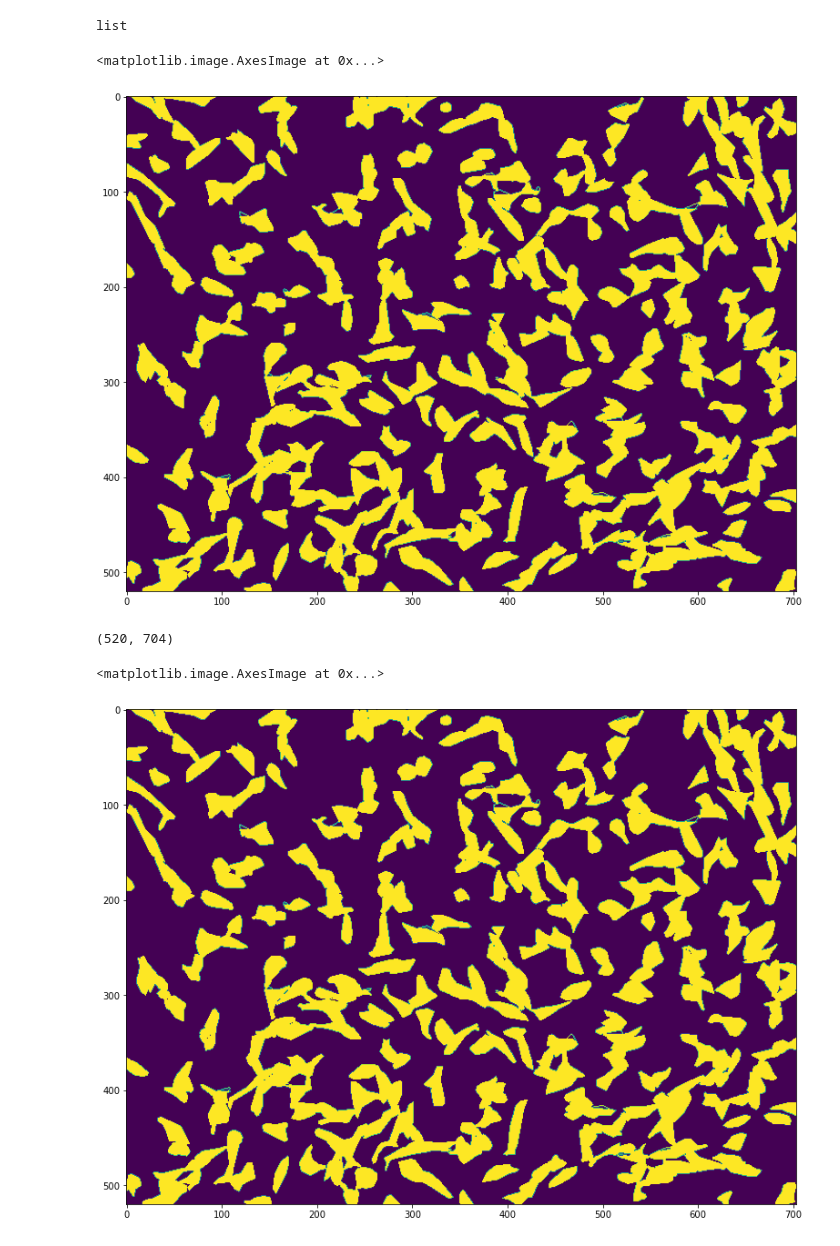
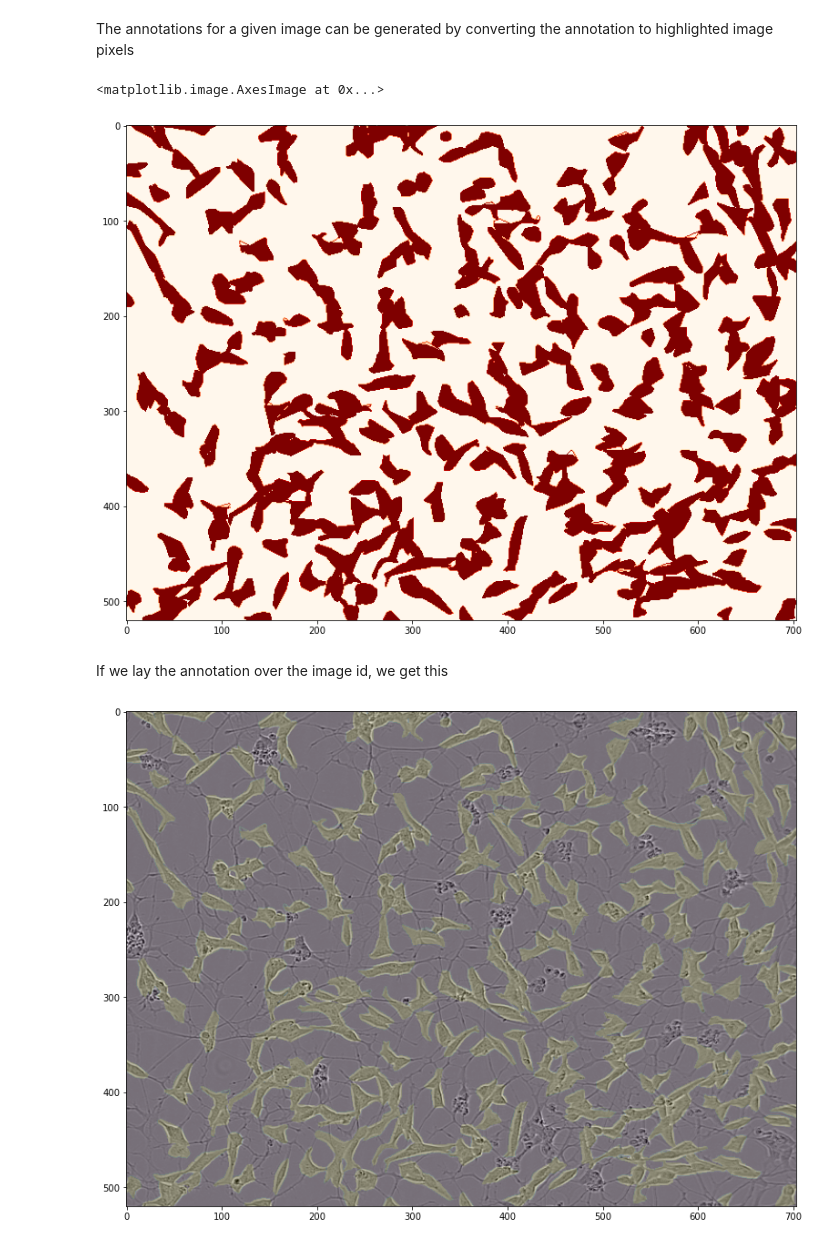
Before and after one commit to emily-bradley/cell-instance-segmentation, a Jupyter notebook: Data Exploration and Visualization.ipynb, the cells around one changed output. Cells and saved outputs as stored; diff of their text form; code cells hidden in the pictures.

```diff
--- a/Data Exploration and Visualization.ipynb
+++ b/Data Exploration and Visualization.ipynb
@@ -12,7 +23,6 @@ def to_runs(annotation):
     encoded_ints = [int(s) for s in encoding.split(" ")]
     starts = encoded_ints[::2]
     runs = encoded_ints[1::2]
-
     return starts, runs
 
 
@@ -26,13 +36,13 @@ def to_coord(index, height):
     row = index % height
     col = index // height
 
-    return row, col
+    return col,row
 
 
 def to_img(annotation, width, height):
     starts, runs = to_runs(annotation)
     # img = np.full((height, width), np.nan)
-    img = np.zeros((height, width))
+    img = np.zeros((width, height))
 
     for start, run in zip(starts, runs):
         coords = [to_coord(i - 1, height) for i in range(start, start + run)]
@@ -77,10 +92,8 @@ imgplot = plt.imshow(img)
+# %% [markdown]
+The annotations for a given image can be generated by converting the annotation to highlighted image pixels
 # %%
-type(np.where(train_df['id'] == '0030fd0e6378')[0].tolist())
+height = train_df.loc[0, "height"]
+width = train_df.loc[0, "width"]
+cell_img = np.zeros((height, width))
+idxs = np.where(train_df['id'] == '0030fd0e6378')[0].tolist()
-# %% [output]
-list
-# %%
-height = train_df.loc[0, "height"]
-width = train_df.loc[0, "width"]
-cell_img = np.zeros((width, height))
-idxs = np.where(train_df['id'] == '0030fd0e6378')[0].tolist()
 # %%
@@ -88,16 +102,15 @@ for idx in idxs:
     encoding = train_df.loc[idx, "annotation"]
     cell_img += to_img(encoding, height, width)
 # %%
-plt.imshow(cell_img.T > 0)
+plt.imshow(cell_img > 0, alpha=1, cmap='OrRd')
 # %% [output]
 <matplotlib.image.AxesImage at 0x...>
-[figure, old version]
+[figure, new version]
-# %%
-img.shape
-# %% [output]
-(520, 704)
+# %% [markdown]
+If we lay the annotation over the image id, we get this
 # %%
-plt.imshow(cell_img.T > 0, alpha=1)
+plt.imshow(cell_img > 0, alpha=1)
+plt.imshow(img, alpha=0.9, cmap="gray")
+plt.show()
 # %% [output]
-<matplotlib.image.AxesImage at 0x...>
-[figure, old version]
+[figure, new version]
```
Also changed, not shown: parts of 17 cells of this notebook.
